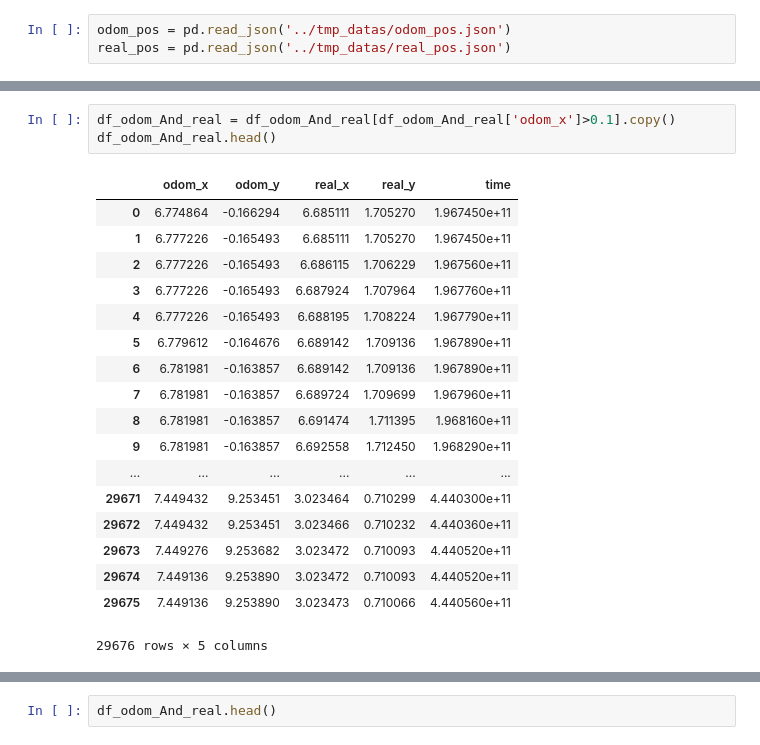
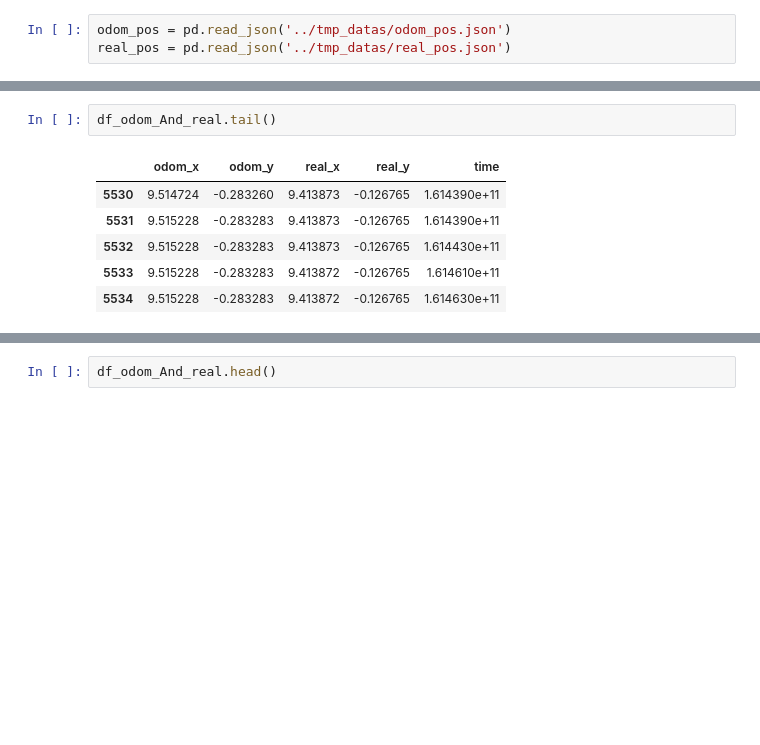
Before and after one commit to sopper08/mbot, a Jupyter notebook: src/mbot_pos_recorder/src/plot.ipynb, the cells around one changed output, grey strips where cells are left out. Drawn from its saved outputs; the diff is of its cells as text; blank space fills up the shorter version.

```diff
--- a/src/mbot_pos_recorder/src/plot.ipynb
+++ b/src/mbot_pos_recorder/src/plot.ipynb
@@ -77,25 +77,12 @@ df_odom_And_real.head()
-# %%
-df_odom_And_real = df_odom_And_real[df_odom_And_real['odom_x']>0.1].copy()
-df_odom_And_real.head()
-# %% [output]
-|  | odom_x | odom_y | real_x | real_y | time |
-| 0 | 6.774864 | -0.166294 | 6.685111 | 1.705270 | 1.967450e+11 |
-| 1 | 6.777226 | -0.165493 | 6.685111 | 1.705270 | 1.967450e+11 |
-| 2 | 6.777226 | -0.165493 | 6.686115 | 1.706229 | 1.967560e+11 |
-| 3 | 6.777226 | -0.165493 | 6.687924 | 1.707964 | 1.967760e+11 |
-| 4 | 6.777226 | -0.165493 | 6.688195 | 1.708224 | 1.967790e+11 |
-| 5 | 6.779612 | -0.164676 | 6.689142 | 1.709136 | 1.967890e+11 |
-| 6 | 6.781981 | -0.163857 | 6.689142 | 1.709136 | 1.967890e+11 |
-| 7 | 6.781981 | -0.163857 | 6.689724 | 1.709699 | 1.967960e+11 |
-| 8 | 6.781981 | -0.163857 | 6.691474 | 1.711395 | 1.968160e+11 |
-| 9 | 6.781981 | -0.163857 | 6.692558 | 1.712450 | 1.968290e+11 |
-| ... | ... | ... | ... | ... | ... |
-| 29671 | 7.449432 | 9.253451 | 3.023464 | 0.710299 | 4.440300e+11 |
-| 29672 | 7.449432 | 9.253451 | 3.023466 | 0.710232 | 4.440360e+11 |
-| 29673 | 7.449276 | 9.253682 | 3.023472 | 0.710093 | 4.440520e+11 |
-| 29674 | 7.449136 | 9.253890 | 3.023472 | 0.710093 | 4.440520e+11 |
-| 29675 | 7.449136 | 9.253890 | 3.023473 | 0.710066 | 4.440560e+11 |
-29676 rows × 5 columns
+# %%
+df_odom_And_real.tail()
+# %% [output]
+|  | odom_x | odom_y | real_x | real_y | time |
+| 5530 | 9.514724 | -0.283260 | 9.413873 | -0.126765 | 1.614390e+11 |
+| 5531 | 9.515228 | -0.283283 | 9.413873 | -0.126765 | 1.614390e+11 |
+| 5532 | 9.515228 | -0.283283 | 9.413873 | -0.126765 | 1.614430e+11 |
+| 5533 | 9.515228 | -0.283283 | 9.413872 | -0.126765 | 1.614610e+11 |
+| 5534 | 9.515228 | -0.283283 | 9.413872 | -0.126765 | 1.614630e+11 |
 # %%
 x_mean_delta = (df_odom_And_real['odom_x']-df_odom_And_real['real_x']).abs().mean()
 y_mean_delta = (df_odom_And_real['odom_y']-df_odom_And_real['real_y']).abs().mean()
```
Also changed, not shown: parts of 9 cells of this notebook, 10 other files.
